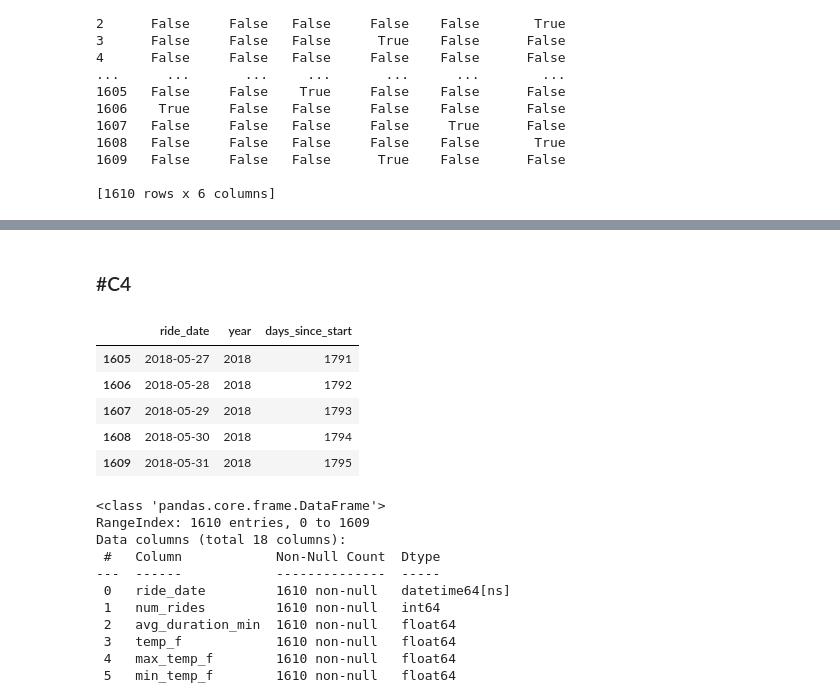
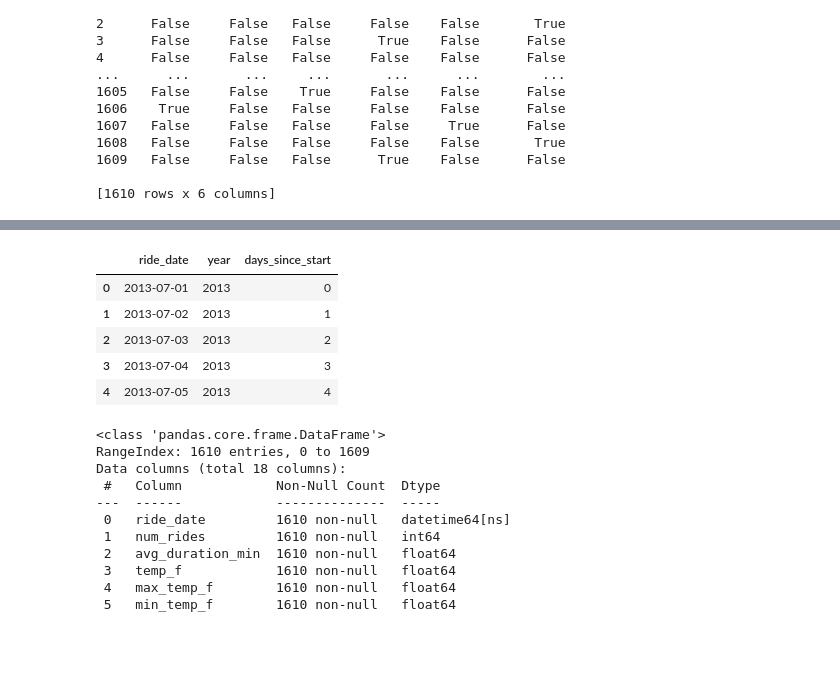
Before and after one commit to Sheryl122/citibike-ridership-model, a Jupyter notebook: code/preprocessing.ipynb, the cells around one changed output, grey strips where cells are left out. Saved outputs shown, nothing was run; the diff lists cells and outputs as text; code cells hidden in the pictures; blank space fills up the shorter version.

```diff
--- a/code/preprocessing.ipynb
+++ b/code/preprocessing.ipynb
@@ -110,18 +111,16 @@ df.head()
-# %% [markdown]
-### #C4
 # %%
+# C4
 df['year'] = df['ride_date'].dt.year
 df['days_since_start'] = (df['ride_date'] - df['ride_date'].min()).dt.days
 
 df[['ride_date', 'year', 'days_since_start']].head()
-df[['ride_date', 'year', 'days_since_start']].tail()
 # %% [output]
 |  | ride_date | year | days_since_start |
-| 1605 | 2018-05-27 | 2018 | 1791 |
-| 1606 | 2018-05-28 | 2018 | 1792 |
-| 1607 | 2018-05-29 | 2018 | 1793 |
-| 1608 | 2018-05-30 | 2018 | 1794 |
-| 1609 | 2018-05-31 | 2018 | 1795 |
+| 0 | 2013-07-01 | 2013 | 0 |
+| 1 | 2013-07-02 | 2013 | 1 |
+| 2 | 2013-07-03 | 2013 | 2 |
+| 3 | 2013-07-04 | 2013 | 3 |
+| 4 | 2013-07-05 | 2013 | 4 |
 # %%
 df.info()
 # %% [output]
```
Also changed, not shown: parts of 5 cells of this notebook, 1 other file.
